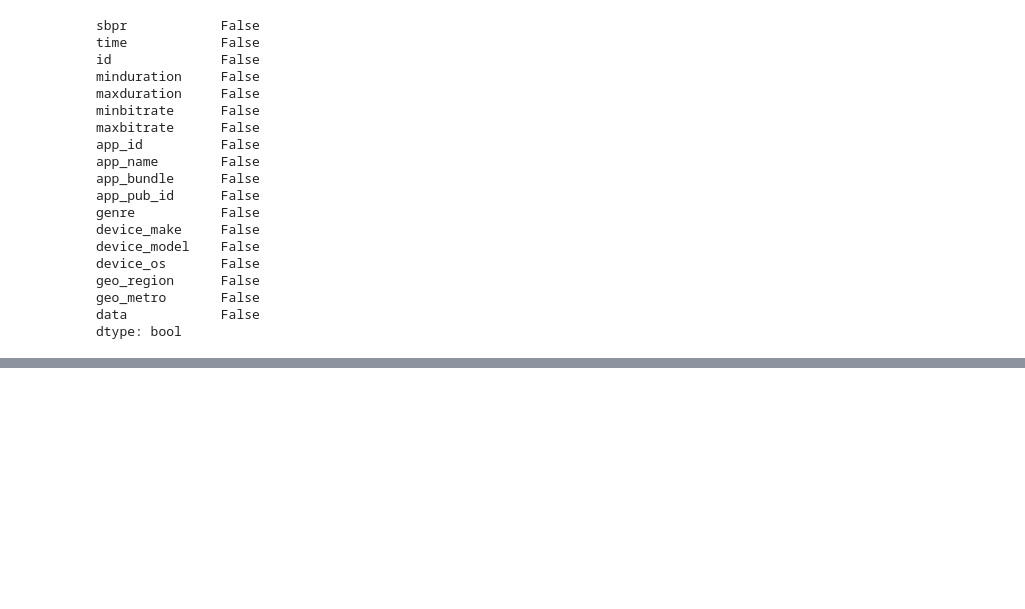
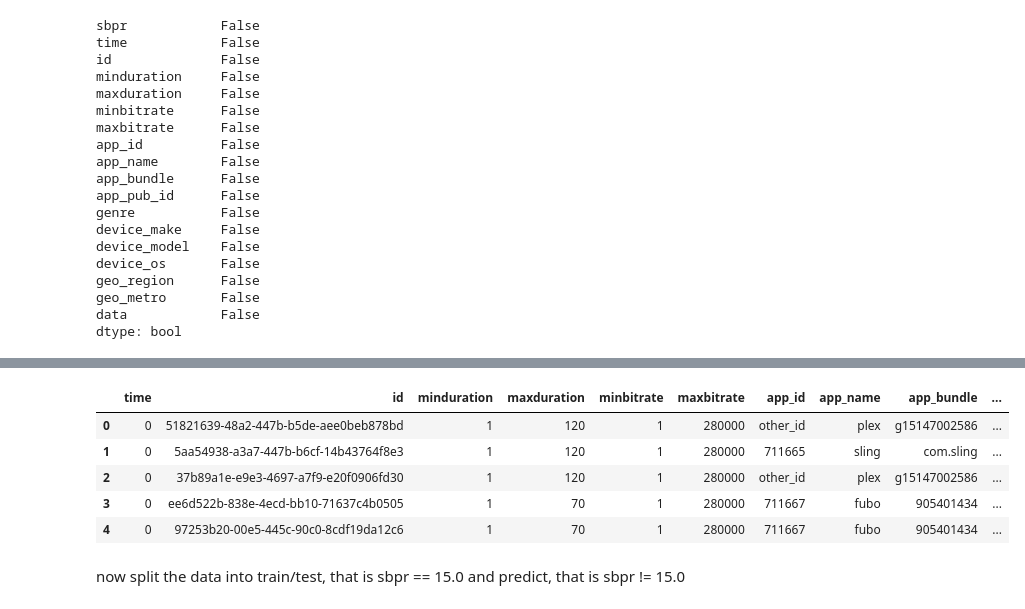
Before and after one commit to ltevlin/Origin, a Jupyter notebook: Presentation_15.ipynb, the cells around one changed output, grey strips where cells are left out. Cells and saved outputs as stored; diff of their text form; code cells hidden in the pictures; blank space fills up the shorter version.

```diff
--- a/Presentation_15.ipynb
+++ b/Presentation_15.ipynb
@@ -1075,0 +1092,4 @@ dtype: bool
+# %%
+old_col = df_15_YN.columns.to_list()
+new_col = old_col[1:] + [old_col[0]]
+new_col
@@ -1075,0 +1115,10 @@ dtype: bool
+# %%
+df_15_YN = df_15_YN[new_col]
+df_15_YN.head()
+# %% [output]
+|  | time | id | minduration | maxduration | minbitrate | maxbitrate | app_id | app_name | app_bundle | ... |
+| 0 | 0 | 51821639-48a2-447b-b5de-aee0beb878bd | 1 | 120 | 1 | 280000 | other_id | plex | g15147002586 | ... |
+| 1 | 0 | 5aa54938-a3a7-447b-b6cf-14b43764f8e3 | 1 | 120 | 1 | 280000 | 711665 | sling | com.sling | ... |
+| 2 | 0 | 37b89a1e-e9e3-4697-a7f9-e20f0906fd30 | 1 | 120 | 1 | 280000 | other_id | plex | g15147002586 | ... |
+| 3 | 0 | ee6d522b-838e-4ecd-bb10-71637c4b0505 | 1 | 70 | 1 | 280000 | 711667 | fubo | 905401434 | ... |
+| 4 | 0 | 97253b20-00e5-445c-90c0-8cdf19da12c6 | 1 | 70 | 1 | 280000 | 711667 | fubo | 905401434 | ... |
@@ -1075,0 +1132,2 @@ dtype: bool
+# %% [markdown]
+now split the data into train/test, that is sbpr == 15.0 and predict, that is sbpr != 15.0
```
Also changed, not shown: parts of 17 cells of this notebook.
